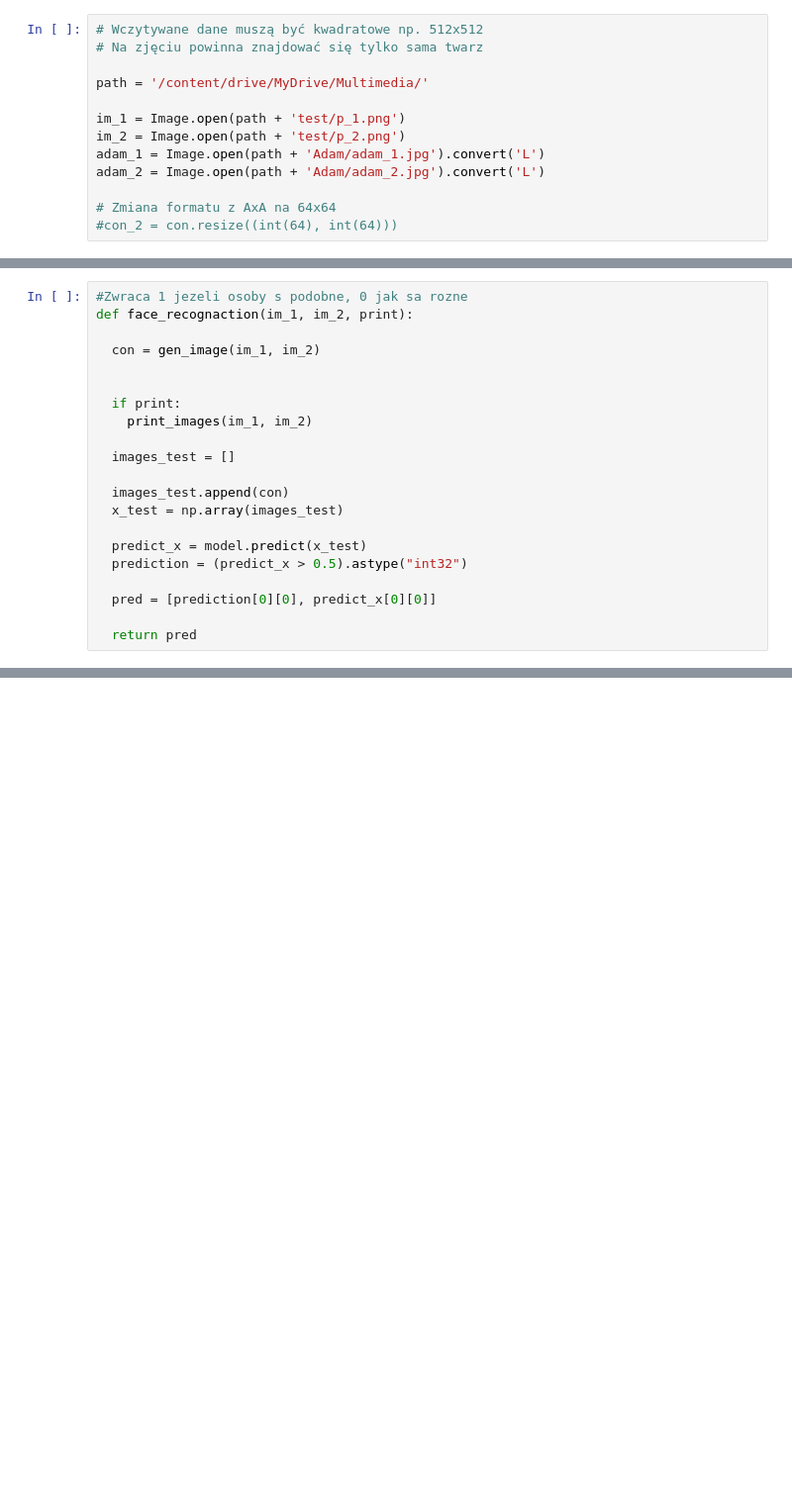
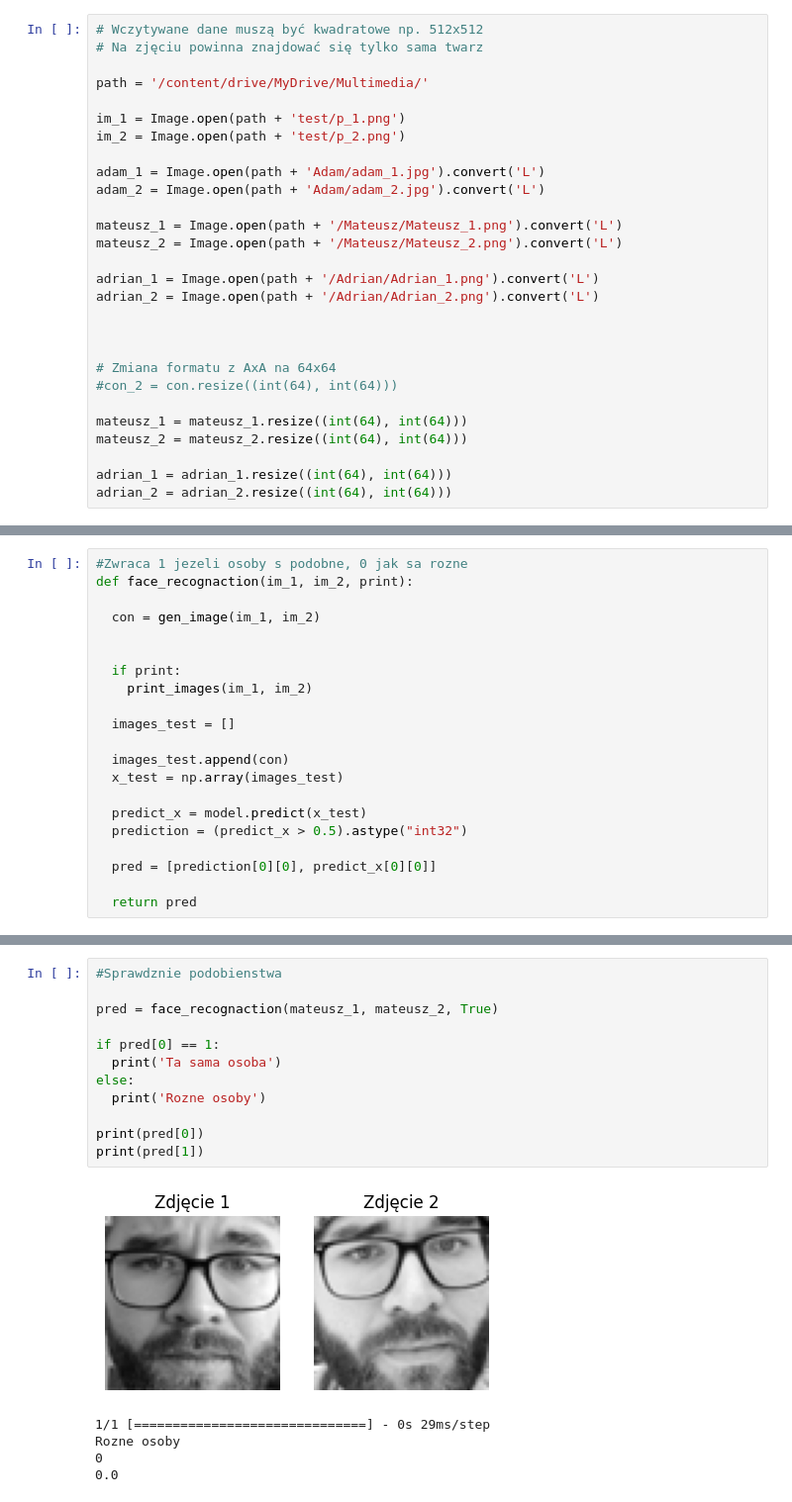
Before and after one commit to ajankowi/Multimedia, a Jupyter notebook: Face_recognition.ipynb, the cells around one changed output, grey strips where cells are left out. Shown at 99% size. Drawn from its saved outputs; the diff is of its cells as text; blank space fills up the shorter version.

```diff
--- a/Face_recognition.ipynb
+++ b/Face_recognition.ipynb
@@ -65,11 +65,26 @@ path = '/content/drive/MyDrive/Multimedia/'
 
 im_1 = Image.open(path + 'test/p_1.png')
 im_2 = Image.open(path + 'test/p_2.png')
+
 adam_1 = Image.open(path + 'Adam/adam_1.jpg').convert('L')
 adam_2 = Image.open(path + 'Adam/adam_2.jpg').convert('L')
 
+mateusz_1 = Image.open(path + '/Mateusz/Mateusz_1.png').convert('L')
+mateusz_2 = Image.open(path + '/Mateusz/Mateusz_2.png').convert('L')
+
+adrian_1 = Image.open(path + '/Adrian/Adrian_1.png').convert('L')
+adrian_2 = Image.open(path + '/Adrian/Adrian_2.png').convert('L')
+
+
+
 # Zmiana formatu z AxA na 64x64
 #con_2 = con.resize((int(64), int(64)))
+
+mateusz_1 = mateusz_1.resize((int(64), int(64)))
+mateusz_2 = mateusz_2.resize((int(64), int(64)))
+
+adrian_1 = adrian_1.resize((int(64), int(64)))
+adrian_2 = adrian_2.resize((int(64), int(64)))
 # %%
 model = models.Sequential()
 model.compile(optimizer='adam',
@@ -156,3 +170,21 @@ print(pred[1])
 Ta sama osoba
 1
 0.6537347199451946
+# %%
+#Sprawdznie podobienstwa
+
+pred = face_recognaction(mateusz_1, mateusz_2, True)
+
+if pred[0] == 1:
+  print('Ta sama osoba')
+else:
+  print('Rozne osoby')
+
+print(pred[0])
+print(pred[1])
+# %% [output]
+[figure, added]
+1/1 [==============================] - 0s 29ms/step
+Rozne osoby
+0
+0.0
```
Also changed, not shown: parts of 4 cells of this notebook.
